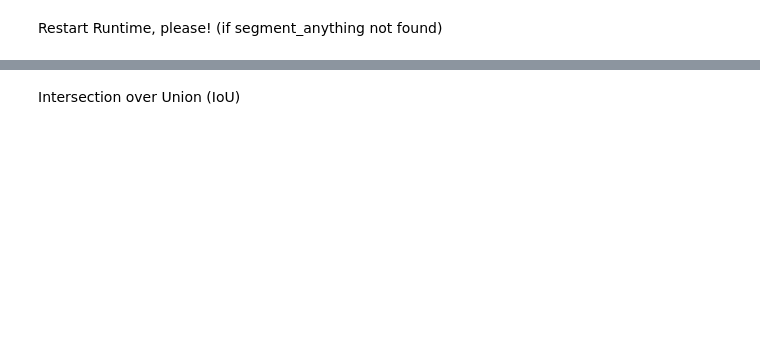
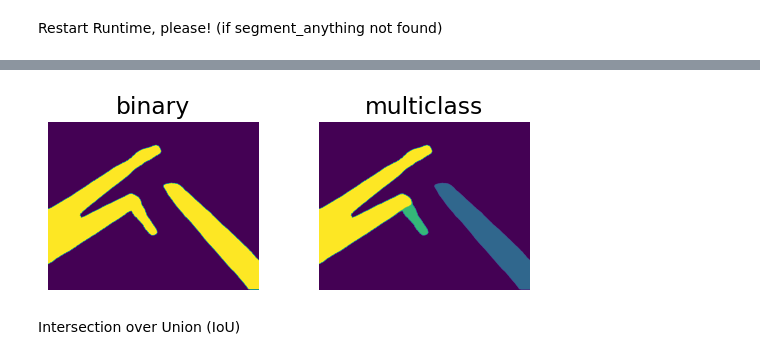
Before and after one commit to jenniferhiga/HCI_AI_RoboticSurgery, a Jupyter notebook: JH_Grounded_SAM_Tool_Instance_Segmentation.ipynb, the cells around one changed output, grey strips where cells are left out. Drawn from its saved outputs; the diff is of its cells as text; code cells hidden in the pictures; blank space fills up the shorter version.

```diff
--- a/JH_Grounded_SAM_Tool_Instance_Segmentation.ipynb
+++ b/JH_Grounded_SAM_Tool_Instance_Segmentation.ipynb
@@ -537,36 +596,50 @@ def segment(image, sam_model, boxes):
   boxes_xyxy = box_ops.box_cxcywh_to_xyxy(boxes) * torch.Tensor([W, H, W, H])
 
   transformed_boxes = sam_model.transform.apply_boxes_torch(boxes_xyxy.to(device), image.shape[:2])
   masks, _, _ = sam_model.predict_torch(
       point_coords = None,
       point_labels = None,
       boxes = transformed_boxes,
       multimask_output = False,
       )
   return masks.cpu()
 
 
 def draw_mask(mask, image, random_color=True):
     if random_color:
         color = np.concatenate([np.random.random(3), np.array([0.8])], axis=0)
     else:
         color = np.array([30/255, 144/255, 255/255, 0.6])
     h, w = mask.shape[-2:]
     mask_image = mask.reshape(h, w, 1) * color.reshape(1, 1, -1)
 
     annotated_frame_pil = Image.fromarray(image).convert("RGBA")
     mask_image_pil = Image.fromarray((mask_image.cpu().numpy() * 255).astype(np.uint8)).convert("RGBA")
 
     return np.array(Image.alpha_composite(annotated_frame_pil, mask_image_pil))
 
 
 segmented_frame_masks = segment(image_source, sam_predictor, boxes=detected_boxes)
 # annotated_frame_with_mask = draw_mask(segmented_frame_masks[0][0], annotated_frame)
 # instance_seg1 = Image.fromarray(annotated_frame_with_mask)
-binary_seg = segmented_frame_masks.squeeze()#.any(axis=0)
-#binary_seg[binary_seg==True] = 1
-plt.imshow(binary_seg.int());
+binary_seg = segmented_frame_masks.squeeze().any(axis=0)
+plt.subplot(221)
+plt.title('binary')
+plt.imshow(binary_seg);
 plt.axis('OFF');
+
+import torch
+mask_multiclass = torch.zeros((segmented_frame_masks.shape[2:]))
+mask_multiclass[segmented_frame_masks[0,0] == 1] = 1
+mask_multiclass[segmented_frame_masks[1,0] == 1] = 2
+mask_multiclass[segmented_frame_masks[2,0] == 1] = 3
+
+plt.subplot(222)
+plt.title('multiclass')
+plt.imshow(mask_multiclass);
+plt.axis('OFF');
+# %% [output]
+[figure, added]
 # %% [markdown]
 Intersection over Union (IoU)
 # %%
```
Also changed, not shown: parts of 20 cells of this notebook.
